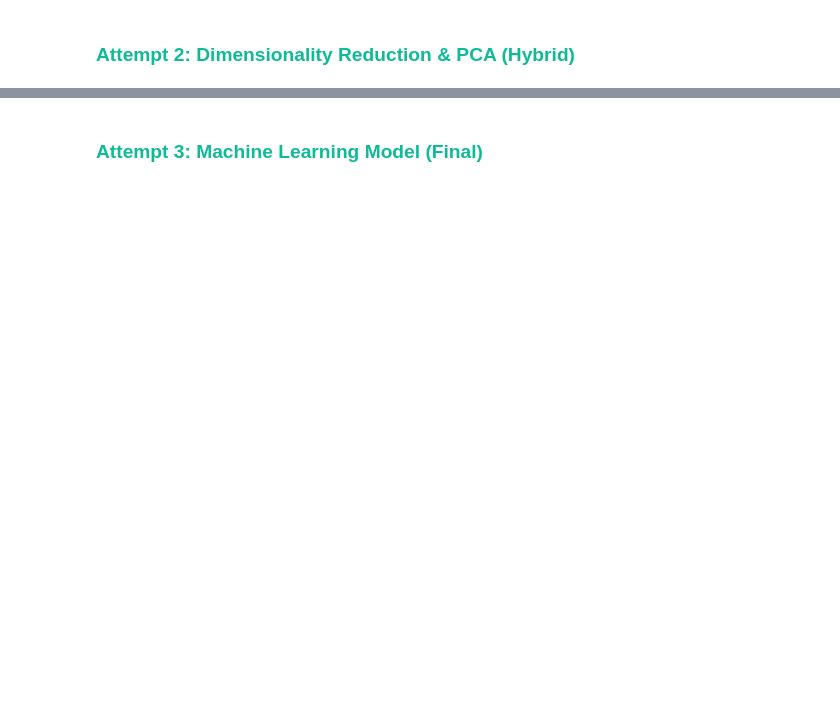
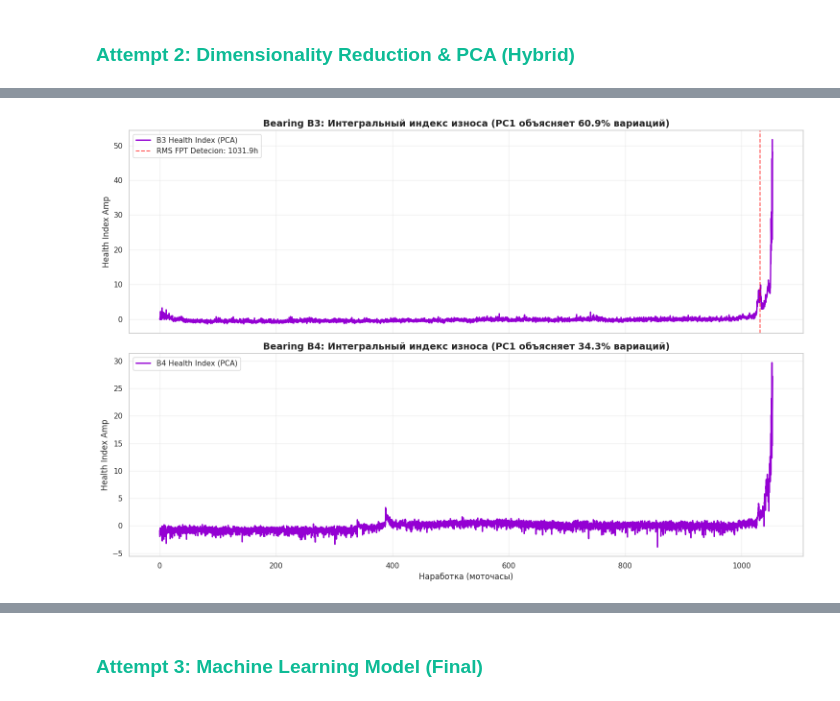
Before and after one commit to czeberyak/industrial-health-index-pdm, a Jupyter notebook: notebooks/industrial-health-index-pdm.ipynb, the cells around one changed output, grey strips where cells are left out. Drawn from its saved outputs; the diff is of its cells as text; code cells hidden in the pictures; blank space fills up the shorter version.

Commit message:
feat: implement adaptive PCA health index with dynamic Z-score thresholds and early FPT detection

```diff
--- a/notebooks/industrial-health-index-pdm.ipynb
+++ b/notebooks/industrial-health-index-pdm.ipynb
@@ -972,0 +558,91 @@ generate_final_pca_report(df_features, "1st_test", custom_failing_list)
+# %%
+from pathlib import Path
+import numpy as np
+import pandas as pd
+import matplotlib.pyplot as plt
+from sklearn.decomposition import PCA
+from sklearn.preprocessing import StandardScaler
+
+# --- 0. АВТОМАТИЧЕСКОЕ ОПРЕДЕЛЕНИЕ ДАТАСЕТА ---
+
+dataset_name = data_path.name  # Автоматически достает имя (например, '2nd_test')
+
+# Словарь истинных дефектов по документации NASA для каждого датасета
+nasa_ground_truth = {
+    '1st_test': ['b3', 'b4', 'b6'],
+    '2nd_test': ['b1'],
+    '4th_test': ['b3', 'b4']
+}
+
+# Автоматически подхватываем список проблемных узлов
+failing_bearings = nasa_ground_truth.get(dataset_name, [])
+
+# --- 1. НАСТРОЙКИ ДИНАМИЧЕСКОГО PCA ---
+
+pca_base_features = ['rms', 'kurt', 'skew', 'crest', 'energy', 'band_5_10k', 'spec_centroid']
+
+def calculate_dynamic_pca_hi(df, bearing_id, base_features):
+    """
+    Автоматически собирает признаки для указанного подшипника и вычисляет Health Index (PC1)
+    """
+    target_cols = [f"{bearing_id}_{feat}" for feat in base_features if f"{bearing_id}_{feat}" in df.columns]
+
+    if not target_cols:
+        return None, None
+
+    # Исправлено: ffill() напрямую, чтобы избежать предупреждений
+    data = df[target_cols].copy().ffill().fillna(0)
+
+    scaler = StandardScaler()
+    scaled_data = scaler.fit_transform(data)
+
+    pca = PCA(n_components=1)
+    pc1 = pca.fit_transform(scaled_data).flatten()
+
+    # Инверсия тренда
+    rms_col = f"{bearing_id}_rms"
+    if rms_col in df.columns and np.corrcoef(pc1, df[rms_col])[0, 1] < 0:
+        pc1 = -pc1
+
+    return pc1, pca.explained_variance_ratio_[0]
+
+# --- 2. ЗАПУСК И ВИЗУАЛИЗАЦИЯ ---
+
+print(f"📂 Текущий датасет: {dataset_name}")
+
+if not failing_bearings:
+    print("✅ Для данного датасета дефектные узлы не заданы. Расчет отменен.")
+else:
+    print(f"🛠️ Анализ главных компонент (PCA) для узлов: {', '.join([b.upper() for b in failing_bearings])}")
+
+    fig, axes = plt.subplots(len(failing_bearings), 1, figsize=(15, 5 * len(failing_bearings)), sharex=True)
+    if len(failing_bearings) == 1: axes = [axes]
+
+    for i, b_id in enumerate(failing_bearings):
+        hi_values, var_ratio = calculate_dynamic_pca_hi(df_features, b_id, pca_base_features)
+
+        if hi_values is not None:
+            col_name = f"{b_id}_health_index"
+            df_features[col_name] = hi_values
+
+            ax = axes[i]
+            ax.plot(df_features['op_hours'], df_features[col_name],
+                    label=f'{b_id.upper()} Health Index (PCA)', color='darkviolet', lw=2)
+
+            # Безопасное извлечение FPT (если вдруг RMS его не зафиксировал)
+            # Предполагаем, что fpt_results это словарь вида {'b1': {'fpt_time': 117.2}}
+            fpt_h = fpt_results.get(b_id, {}).get('fpt_time', None)
+
+            if fpt_h is not None:
+                ax.axvline(x=fpt_h, color='red', linestyle='--', alpha=0.7, label=f'RMS FPT Detecion: {fpt_h:.1f}h')
+
+            ax.set_title(f"Bearing {b_id.upper()}: Интегральный индекс износа (PC1 объясняет {var_ratio*100:.1f}% вариаций)",
+                         fontsize=14, fontweight='bold')
+            ax.set_ylabel("Health Index Amp")
+            ax.legend(loc='upper left')
+            ax.grid(True, alpha=0.3)
+
+    plt.xlabel("Наработка (моточасы)", fontsize=12)
+    plt.tight_layout()
+    plt.show()
+# %% [output]
@@ -972,0 +651 @@ generate_final_pca_report(df_features, "1st_test", custom_failing_list)
+[figure, added]
```
Also changed, not shown: parts of 25 cells of this notebook, 6 other files.
